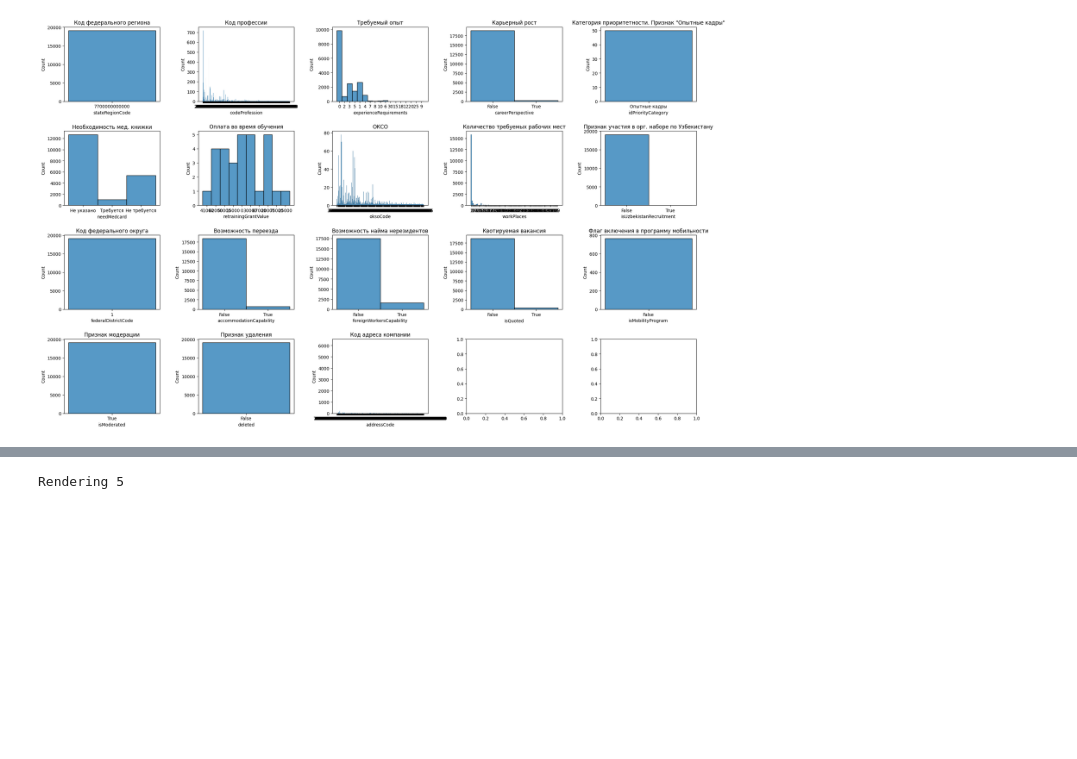
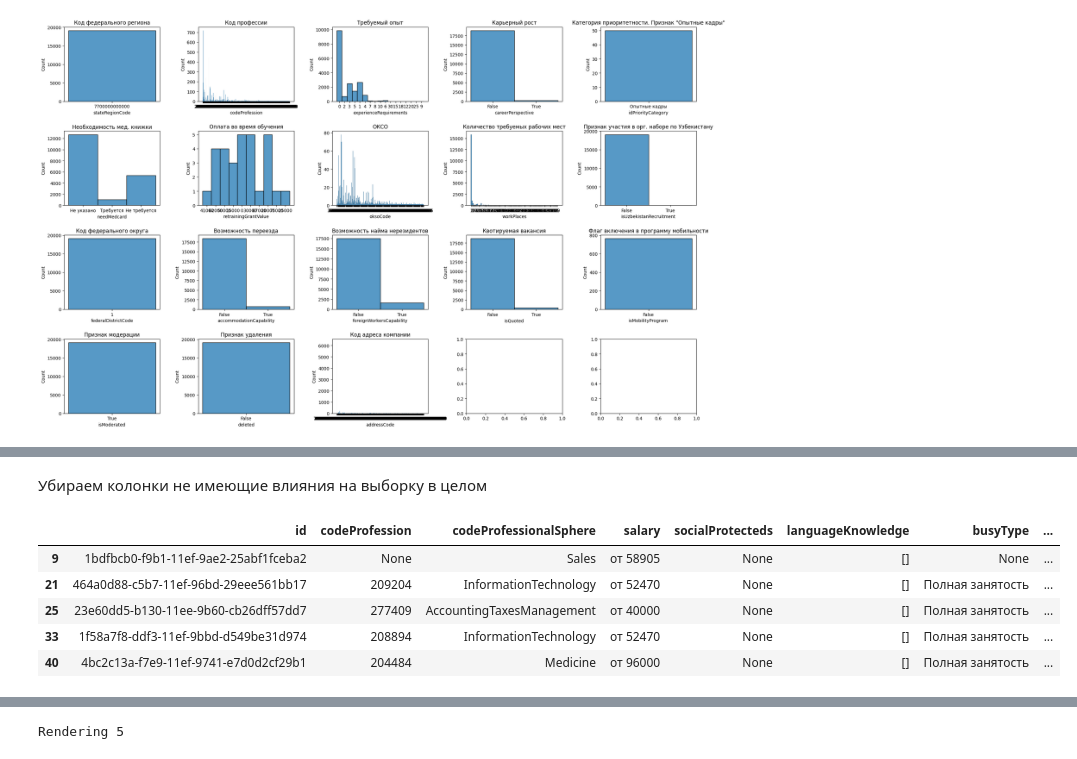
Before and after one commit to catlilface/diploma, a Jupyter notebook: eda.ipynb, the cells around one changed output, grey strips where cells are left out. Cells and saved outputs as stored; diff of their text form; code cells hidden in the pictures; blank space fills up the shorter version.

```diff
--- a/eda.ipynb
+++ b/eda.ipynb
@@ -54,0 +57,2 @@ Rendering 18
+# %%
+clean_vacancies_df = vacancies_df.drop(['stateRegionCode', 'federalDistrictCode', 'isModerated', 'deleted'], axis=1)
@@ -54,0 +82,16 @@ Rendering 18
+# %% [markdown]
+Убираем колонки не имеющие влияния на выборку в целом
+# %%
+clean_vacancies_df = clean_vacancies_df.drop(['sourceType', 'changeTime', 'dateModify', 'creationDate', 'regionName', 'status', 'geo', 'vacancyUrl', 'visibility', 'addressCode', 'contactList'], axis=1)
+# %%
+clean_vacancies_df = clean_vacancies_df.drop(['vacancyName', 'professionalSphereName', 'vacancyAddress', 'vacancyAddressHouse', 'vacancyAddressAdditionalInfo', 'contactPerson', 'contactSource', 'company', 'fullCompanyName', 'oknpoCode', 'oksoCode', 'addressOffice'], axis=1)
+# %%
+pd.set_option('display.max_columns', None)
+clean_vacancies_df.head()
+# %% [output]
+|  | id | codeProfession | codeProfessionalSphere | salary | socialProtecteds | languageKnowledge | busyType | ... |
+| 9 | 1bdfbcb0-f9b1-11ef-9ae2-25abf1fceba2 | None | Sales | от 58905 | None | [] | None | ... |
+| 21 | 464a0d88-c5b7-11ef-96bd-29eee561bb17 | 209204 | InformationTechnology | от 52470 | None | [] | Полная занятость | ... |
+| 25 | 23e60dd5-b130-11ee-9b60-cb26dff57dd7 | 277409 | AccountingTaxesManagement | от 40000 | None | [] | Полная занятость | ... |
+| 33 | 1f58a7f8-ddf3-11ef-9bbd-d549be31d974 | 208894 | InformationTechnology | от 52470 | None | [] | Полная занятость | ... |
+| 40 | 4bc2c13a-f7e9-11ef-9741-e7d0d2cf29b1 | 204484 | Medicine | от 96000 | None | [] | Полная занятость | ... |
```
Also changed, not shown: parts of 10 cells of this notebook, 3 other files.
